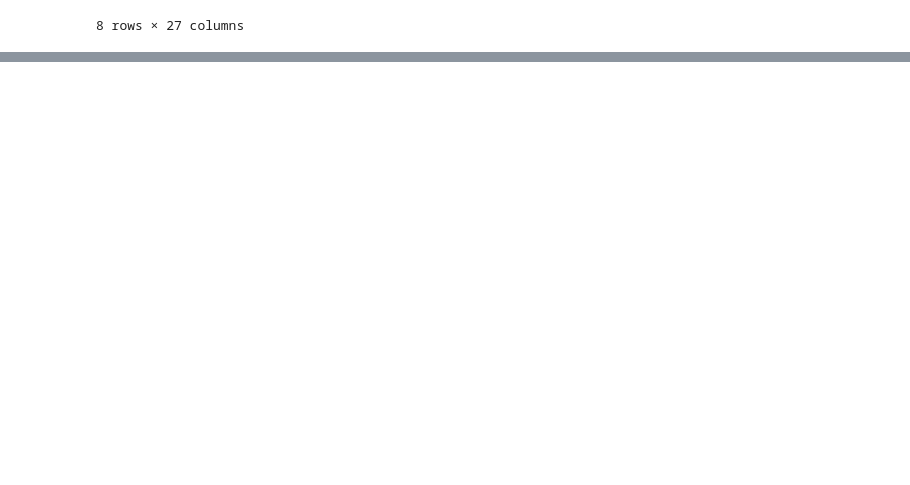
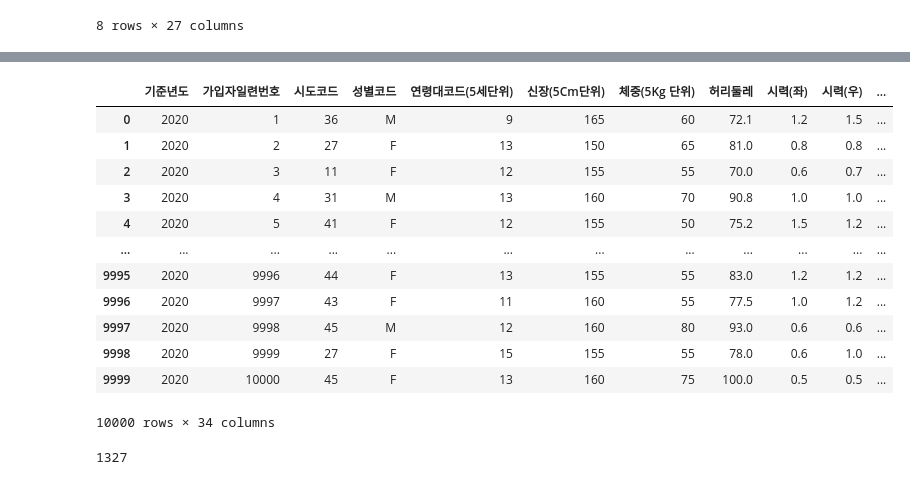
Before and after one commit to SUNANUS/codezip, a Jupyter notebook: Data_Visualization_work.ipynb, the cells around one changed output, grey strips where cells are left out. Drawn from its saved outputs; the diff is of its cells as text; code cells hidden in the pictures; blank space fills up the shorter version.

```diff
--- a/Data_Visualization_work.ipynb
+++ b/Data_Visualization_work.ipynb
@@ -241,0 +233,10 @@ sns.lineplot(data = ageheight, x = '연령대코드(5세단위)', y = 'meanheigh
+# %%
+# 3. 간 기능(건강)과 흡연상태의 관계성
+# graph5
+
+#우선 전처리를 진행
+health_copy = health
+
+health_copy['(혈청지오티)AST']= health_copy['(혈청지오티)AST'].fillna(health_copy['(혈청지오티)AST'].mean())
+health_copy['(혈청지오티)ALT']= health_copy['(혈청지오티)ALT'].fillna(health_copy['(혈청지오티)ALT'].mean())
+print(health_copy.isna().sum())
@@ -241,0 +276,39 @@ sns.lineplot(data = ageheight, x = '연령대코드(5세단위)', y = 'meanheigh
+# %%
+ASTCHECK = []
+ALTCHECK = []
+
+for row in health_copy['(혈청지오티)AST']:
+  if row <= 40:
+    ASTCHECK.append('정상')
+  elif row > 40:
+    ASTCHECK.append('비정상')
+
+health_copy['ASTCHECK'] = ASTCHECK
+
+for row in health_copy['(혈청지오티)ALT']:
+  if row <= 40:
+    ALTCHECK.append('정상')
+  elif row > 40:
+    ALTCHECK.append('비정상')
+
+health_copy['ALTCHECK'] = ALTCHECK
+
+display(health_copy)
+# %% [output]
+|  | 기준년도 | 가입자일련번호 | 시도코드 | 성별코드 | 연령대코드(5세단위) | 신장(5Cm단위) | 체중(5Kg 단위) | 허리둘레 | 시력(좌) | 시력(우) | ... |
+| 0 | 2020 | 1 | 36 | M | 9 | 165 | 60 | 72.1 | 1.2 | 1.5 | ... |
+| 1 | 2020 | 2 | 27 | F | 13 | 150 | 65 | 81.0 | 0.8 | 0.8 | ... |
+| 2 | 2020 | 3 | 11 | F | 12 | 155 | 55 | 70.0 | 0.6 | 0.7 | ... |
+| 3 | 2020 | 4 | 31 | M | 13 | 160 | 70 | 90.8 | 1.0 | 1.0 | ... |
+| 4 | 2020 | 5 | 41 | F | 12 | 155 | 50 | 75.2 | 1.5 | 1.2 | ... |
+| ... | ... | ... | ... | ... | ... | ... | ... | ... | ... | ... | ... |
+| 9995 | 2020 | 9996 | 44 | F | 13 | 155 | 55 | 83.0 | 1.2 | 1.2 | ... |
+| 9996 | 2020 | 9997 | 43 | F | 11 | 160 | 55 | 77.5 | 1.0 | 1.2 | ... |
+| 9997 | 2020 | 9998 | 45 | M | 12 | 160 | 80 | 93.0 | 0.6 | 0.6 | ... |
+| 9998 | 2020 | 9999 | 27 | F | 15 | 155 | 55 | 78.0 | 0.6 | 1.0 | ... |
+| 9999 | 2020 | 10000 | 45 | F | 13 | 160 | 75 | 100.0 | 0.5 | 0.5 | ... |
+10000 rows × 34 columns
+# %%
+len(health_copy.loc[health_copy['ALTCHECK'] == '비정상'])
+# %% [output]
+1327
```
Also changed, not shown: parts of 11 cells of this notebook.
